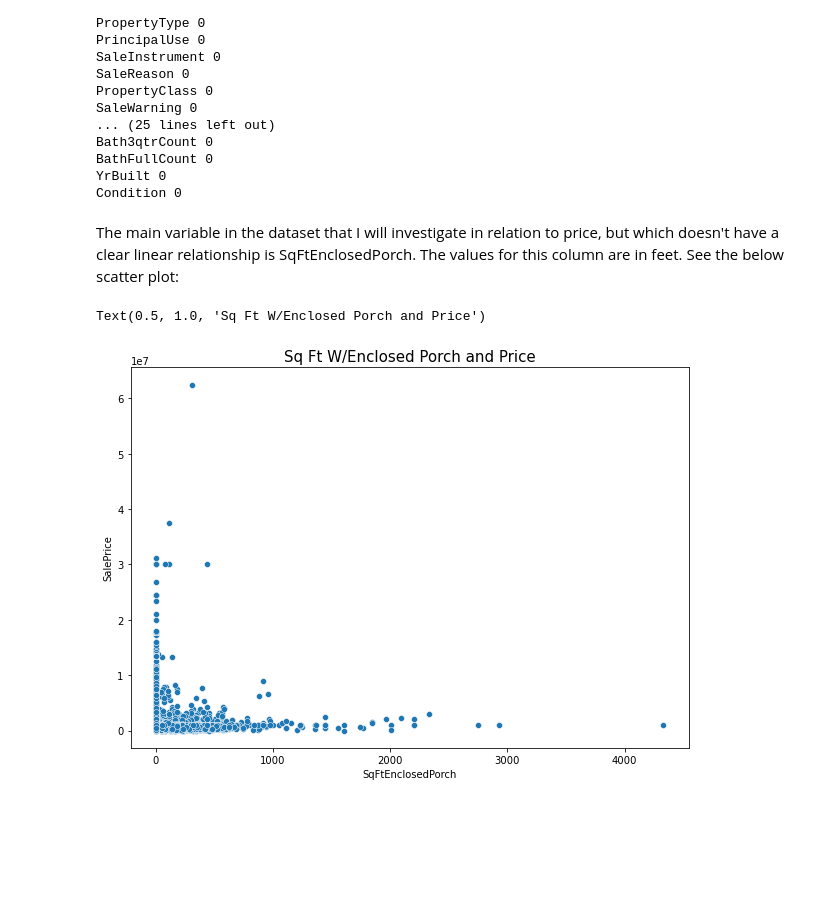
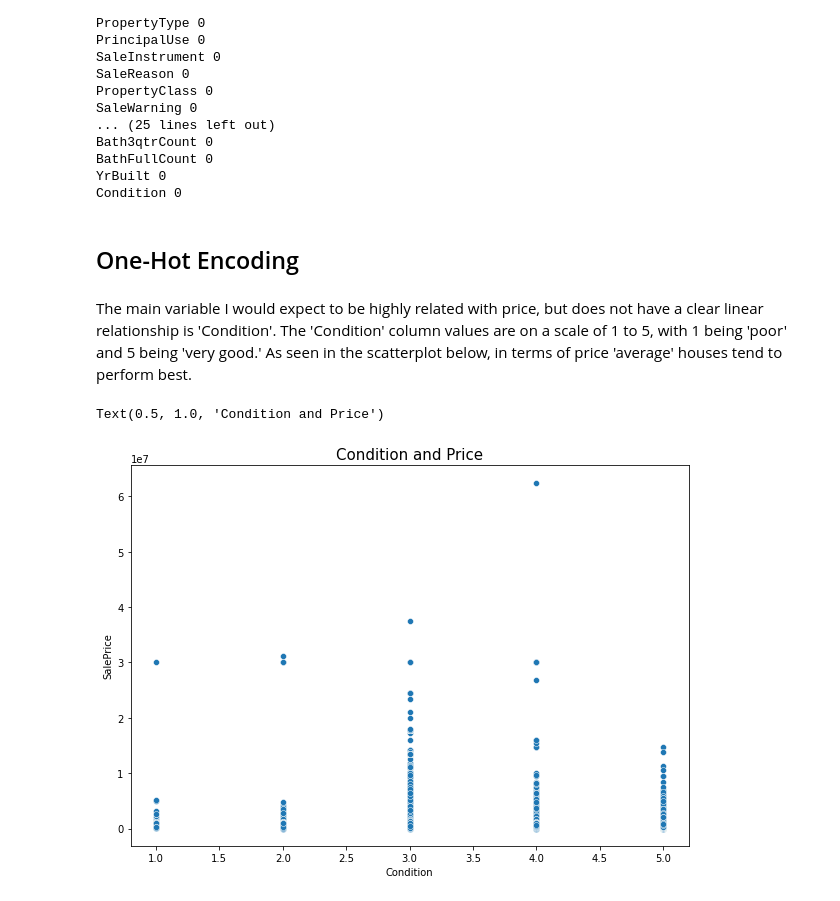
Before and after one commit to samtuleen/King-County-Home-Price-Predictors, a Jupyter notebook: notebooks/report/Valuable Home Improvement Projects - Predictive Analysis.ipynb, the cells around one changed output. Saved outputs shown, nothing was run; the diff lists cells and outputs as text; code cells hidden in the pictures; blank space fills up the shorter version.

```diff
--- a/notebooks/report/Valuable Home Improvement Projects - Predictive Analysis.ipynb
+++ b/notebooks/report/Valuable Home Improvement Projects - Predictive Analysis.ipynb
@@ -89,12 +102,14 @@ Bath3qtrCount 0
 BathFullCount 0
 YrBuilt 0
 Condition 0
-# %% [markdown]
-The main variable in the dataset that I will investigate in relation to price, but which doesn't have a clear linear relationship is SqFtEnclosedPorch. The values for this column are in feet. See the below scatter plot:
+# %% [markdown]
+## One-Hot Encoding
+# %% [markdown]
+The main variable I would expect to be highly related with price, but does not have a clear linear relationship is 'Condition'. The 'Condition' column values are on a scale of 1 to 5, with 1 being 'poor' and 5 being 'very good.' As seen in the scatterplot below, in terms of price 'average' houses tend to perform best.
 # %%
 plt.figure(figsize=(10,7))
-sns.scatterplot(housing_sales['SqFtEnclosedPorch'], housing_sales['SalePrice'])
-plt.title('Sq Ft W/Enclosed Porch and Price', fontsize=15)
+sns.scatterplot(housing_sales['Condition'], housing_sales['SalePrice'])
+plt.title('Condition and Price', fontsize=15)
 # %% [output]
-Text(0.5, 1.0, 'Sq Ft W/Enclosed Porch and Price')
+Text(0.5, 1.0, 'Condition and Price')
-[figure, old version]
+[figure, new version]
```
Also changed, not shown: parts of 1 cell of this notebook.
